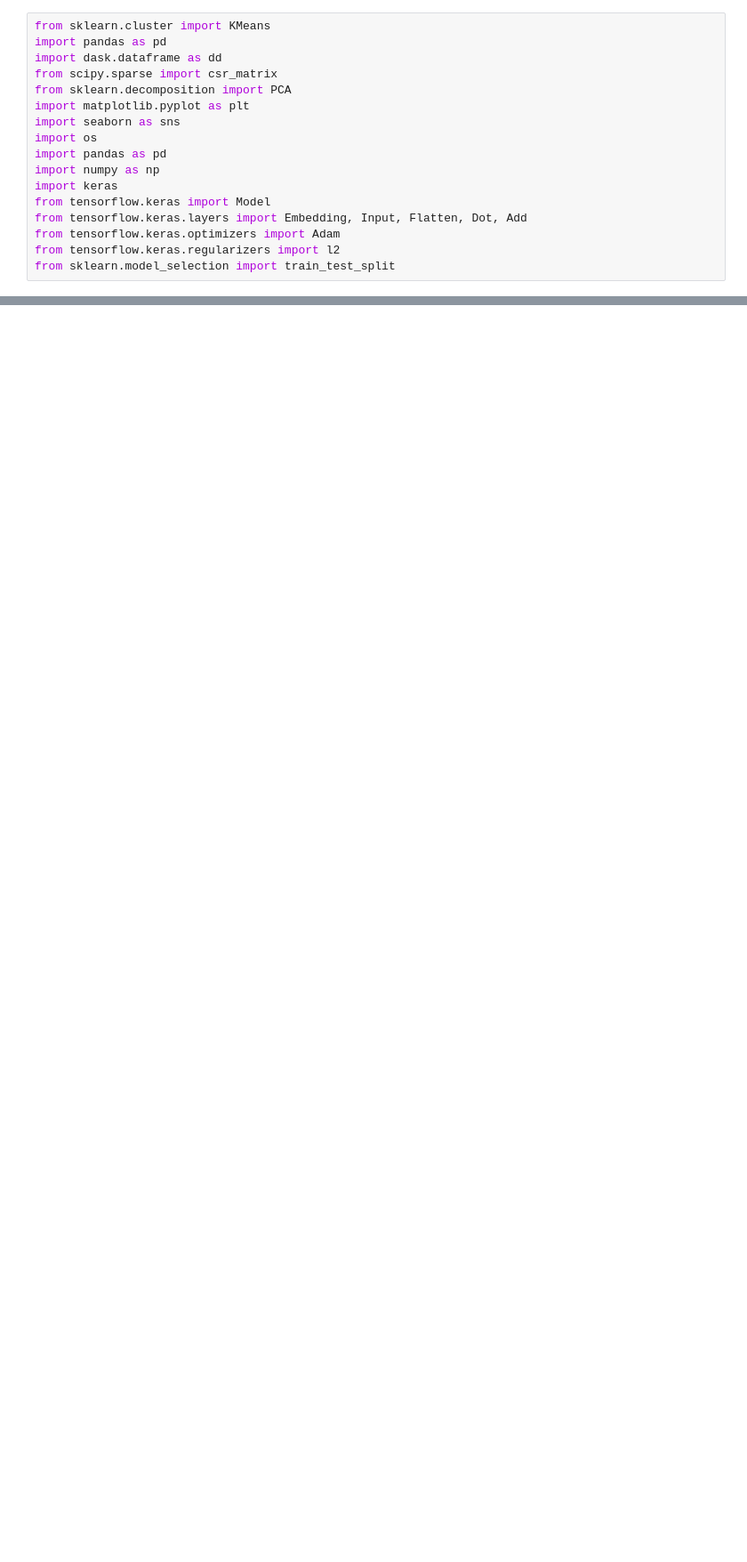
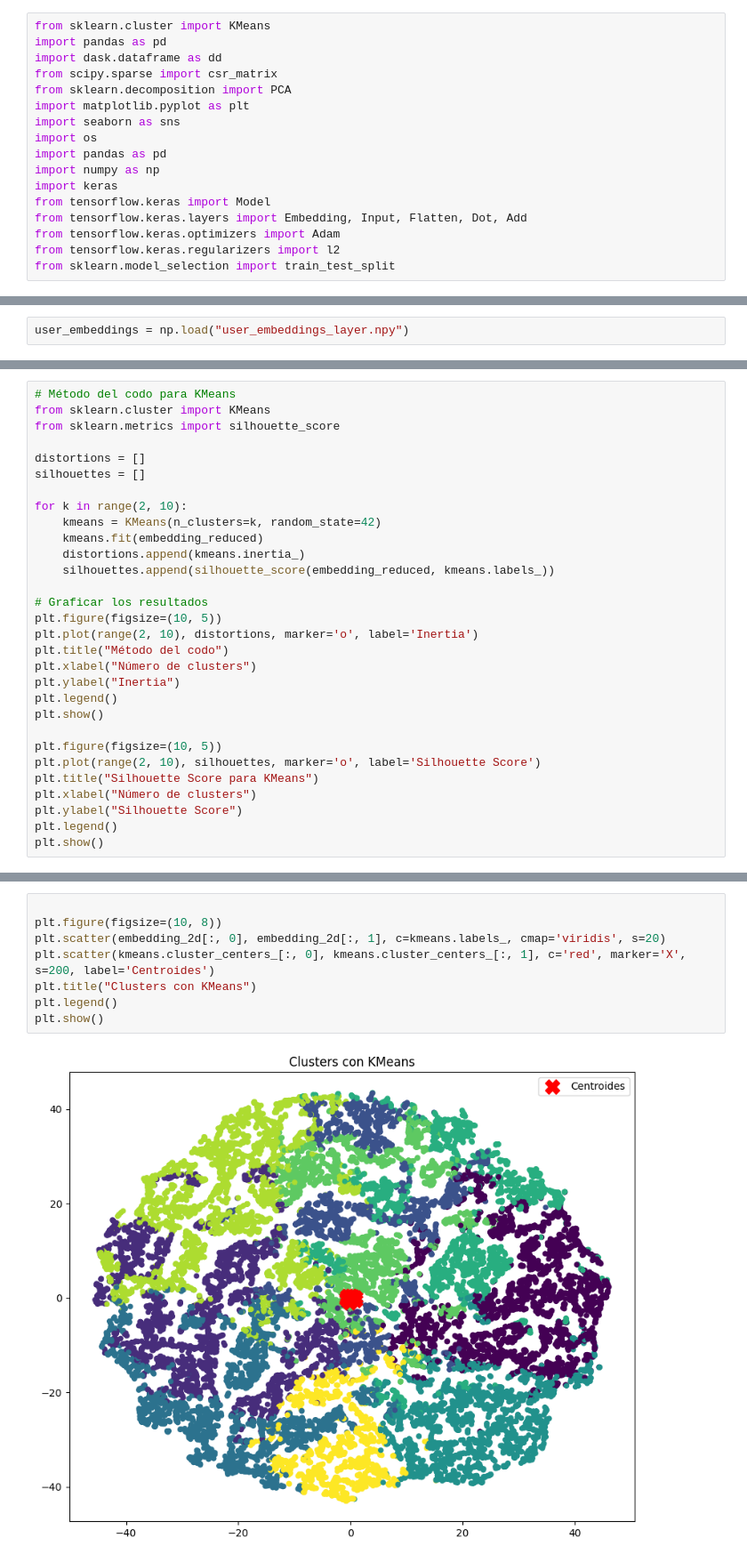
Before and after one commit to andresjaromezuk/sistema-recomendacion, a Jupyter notebook: notebooks/K-means.ipynb, the cells around one changed output, grey strips where cells are left out. Shown at 89% size. Saved outputs shown, nothing was run; the diff lists cells and outputs as text; blank space fills up the shorter version.

```diff
--- a/notebooks/K-means.ipynb
+++ b/notebooks/K-means.ipynb
@@ -198,0 +18,2 @@ plt.show()
+# %%
+user_embeddings = np.load("user_embeddings_layer.npy")
@@ -198,0 +26,30 @@ plt.show()
+# %%
+# Método del codo para KMeans
+from sklearn.cluster import KMeans
+from sklearn.metrics import silhouette_score
+
+distortions = []
+silhouettes = []
+
+for k in range(2, 10):
+    kmeans = KMeans(n_clusters=k, random_state=42)
+    kmeans.fit(embedding_reduced)
+    distortions.append(kmeans.inertia_)
+    silhouettes.append(silhouette_score(embedding_reduced, kmeans.labels_))
+
+# Graficar los resultados
+plt.figure(figsize=(10, 5))
+plt.plot(range(2, 10), distortions, marker='o', label='Inertia')
+plt.title("Método del codo")
+plt.xlabel("Número de clusters")
+plt.ylabel("Inertia")
+plt.legend()
+plt.show()
+
+plt.figure(figsize=(10, 5))
+plt.plot(range(2, 10), silhouettes, marker='o', label='Silhouette Score')
+plt.title("Silhouette Score para KMeans")
+plt.xlabel("Número de clusters")
+plt.ylabel("Silhouette Score")
+plt.legend()
+plt.show()
@@ -198,0 +199,10 @@ plt.show()
+# %%
+
+plt.figure(figsize=(10, 8))
+plt.scatter(embedding_2d[:, 0], embedding_2d[:, 1], c=kmeans.labels_, cmap='viridis', s=20)
+plt.scatter(kmeans.cluster_centers_[:, 0], kmeans.cluster_centers_[:, 1], c='red', marker='X', s=200, label='Centroides')
+plt.title("Clusters con KMeans")
+plt.legend()
+plt.show()
+# %% [output]
+[figure, added]
```
Also changed, not shown: parts of 23 cells of this notebook, 5 other files.
